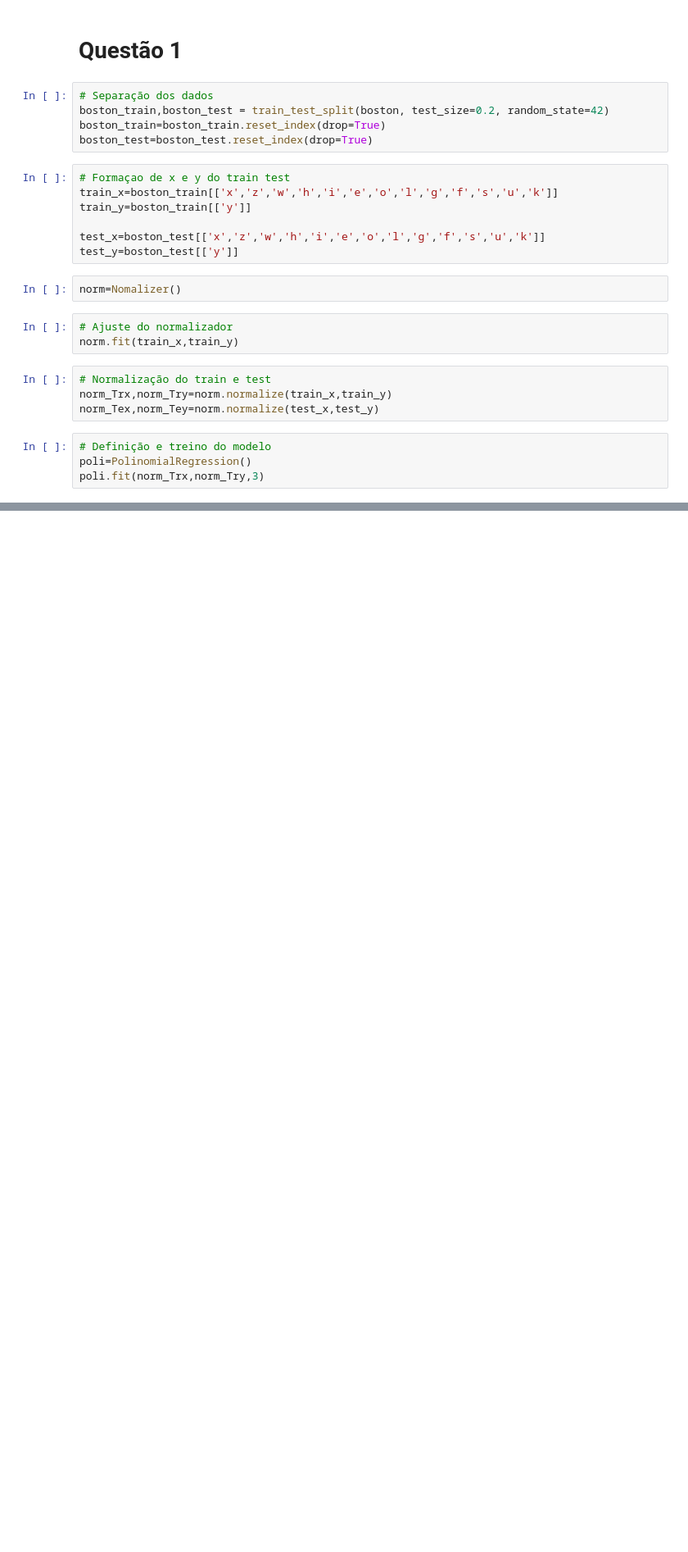
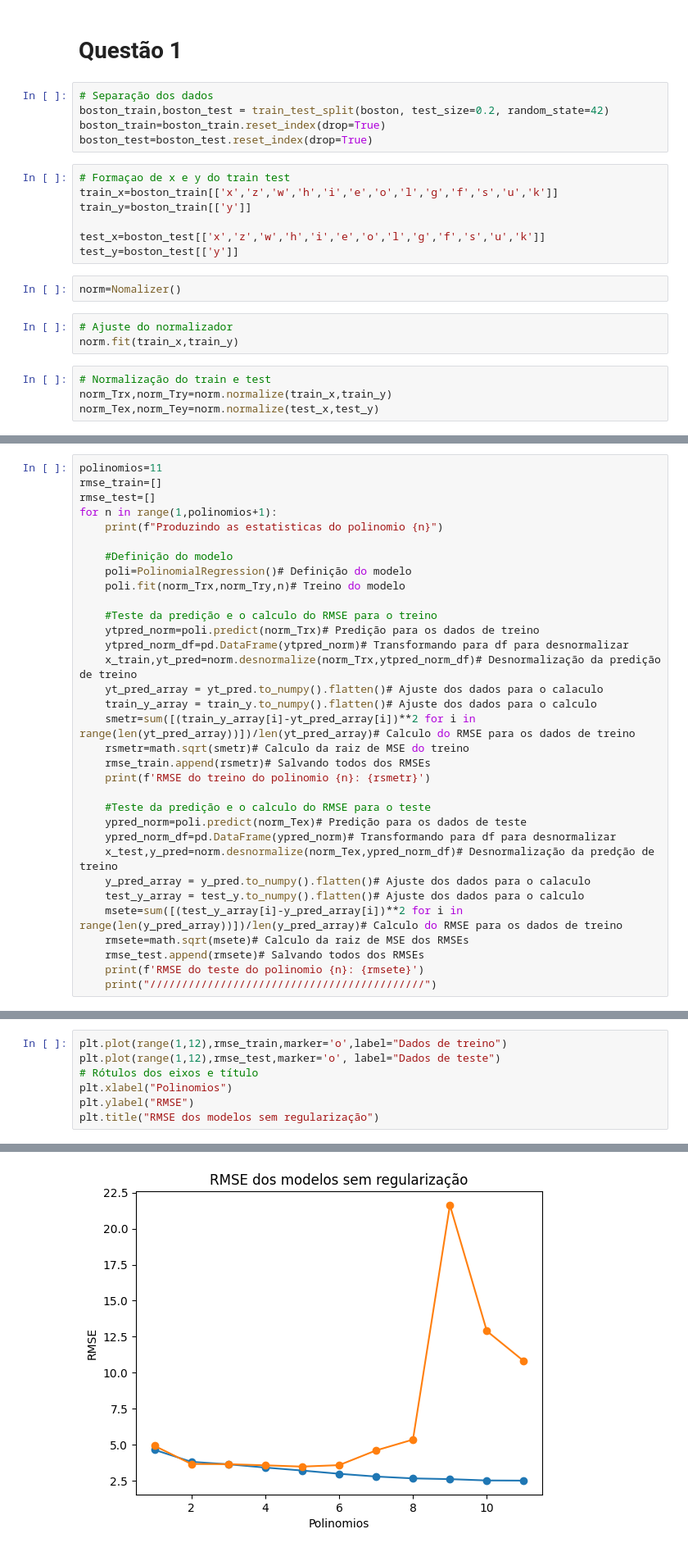
Before and after one commit to J0hnV1ct0r/Rpad, a Jupyter notebook: Regressao_polinomial.ipynb, the cells around one changed output, grey strips where cells are left out. Shown at 82% size. Saved outputs shown, nothing was run; the diff lists cells and outputs as text; blank space fills up the shorter version.

```diff
--- a/Regressao_polinomial.ipynb
+++ b/Regressao_polinomial.ipynb
@@ -161,7 +162,3 @@ norm.fit(train_x,train_y)
 # Normalização do train e test
 norm_Trx,norm_Try=norm.normalize(train_x,train_y)
 norm_Tex,norm_Tey=norm.normalize(test_x,test_y)
-# %%
-# Definição e treino do modelo
-poli=PolinomialRegression()
-poli.fit(norm_Trx,norm_Try,3)
@@ -203,0 +167,33 @@ test_y
+# %%
+polinomios=11
+rmse_train=[]
+rmse_test=[]
+for n in range(1,polinomios+1):
+    print(f"Produzindo as estatisticas do polinomio {n}")
+
+    #Definição do modelo
+    poli=PolinomialRegression()# Definição do modelo
+    poli.fit(norm_Trx,norm_Try,n)# Treino do modelo
+
+    #Teste da predição e o calculo do RMSE para o treino
+    ytpred_norm=poli.predict(norm_Trx)# Predição para os dados de treino
+    ytpred_norm_df=pd.DataFrame(ytpred_norm)# Transformando para df para desnormalizar
+    x_train,yt_pred=norm.desnormalize(norm_Trx,ytpred_norm_df)# Desnormalização da predição de treino
+    yt_pred_array = yt_pred.to_numpy().flatten()# Ajuste dos dados para o calaculo
+    train_y_array = train_y.to_numpy().flatten()# Ajuste dos dados para o calculo
+    smetr=sum([(train_y_array[i]-yt_pred_array[i])**2 for i in range(len(yt_pred_array))])/len(yt_pred_array)# Calculo do RMSE para os dados de treino
+    rsmetr=math.sqrt(smetr)# Calculo da raiz de MSE do treino
+    rmse_train.append(rsmetr)# Salvando todos dos RMSEs
+    print(f'RMSE do treino do polinomio {n}: {rsmetr}')
+
+    #Teste da predição e o calculo do RMSE para o teste
+    ypred_norm=poli.predict(norm_Tex)# Predição para os dados de teste
+    ypred_norm_df=pd.DataFrame(ypred_norm)# Transformando para df para desnormalizar
+    x_test,y_pred=norm.desnormalize(norm_Tex,ypred_norm_df)# Desnormalização da predção de treino
+    y_pred_array = y_pred.to_numpy().flatten()# Ajuste dos dados para o calaculo
+    test_y_array = test_y.to_numpy().flatten()# Ajuste dos dados para o calculo
+    msete=sum([(test_y_array[i]-y_pred_array[i])**2 for i in range(len(y_pred_array))])/len(y_pred_array)# Calculo do RMSE para os dados de treino
+    rmsete=math.sqrt(msete)# Calculo da raiz de MSE dos RMSEs
+    rmse_test.append(rmsete)# Salvando todos dos RMSEs
+    print(f'RMSE do teste do polinomio {n}: {rmsete}')
+    print("///////////////////////////////////////////")
@@ -203,0 +218,8 @@ test_y
+# %%
+plt.plot(range(1,12),rmse_train,marker='o',label="Dados de treino")
+plt.plot(range(1,12),rmse_test,marker='o', label="Dados de teste")
+# Rótulos dos eixos e título
+plt.xlabel("Polinomios")
+plt.ylabel("RMSE")
+plt.title("RMSE dos modelos sem regularização")
+# %% [output]
@@ -203,0 +227 @@ test_y
+[figure, added]
```
Also changed, not shown: parts of 10 cells of this notebook.
